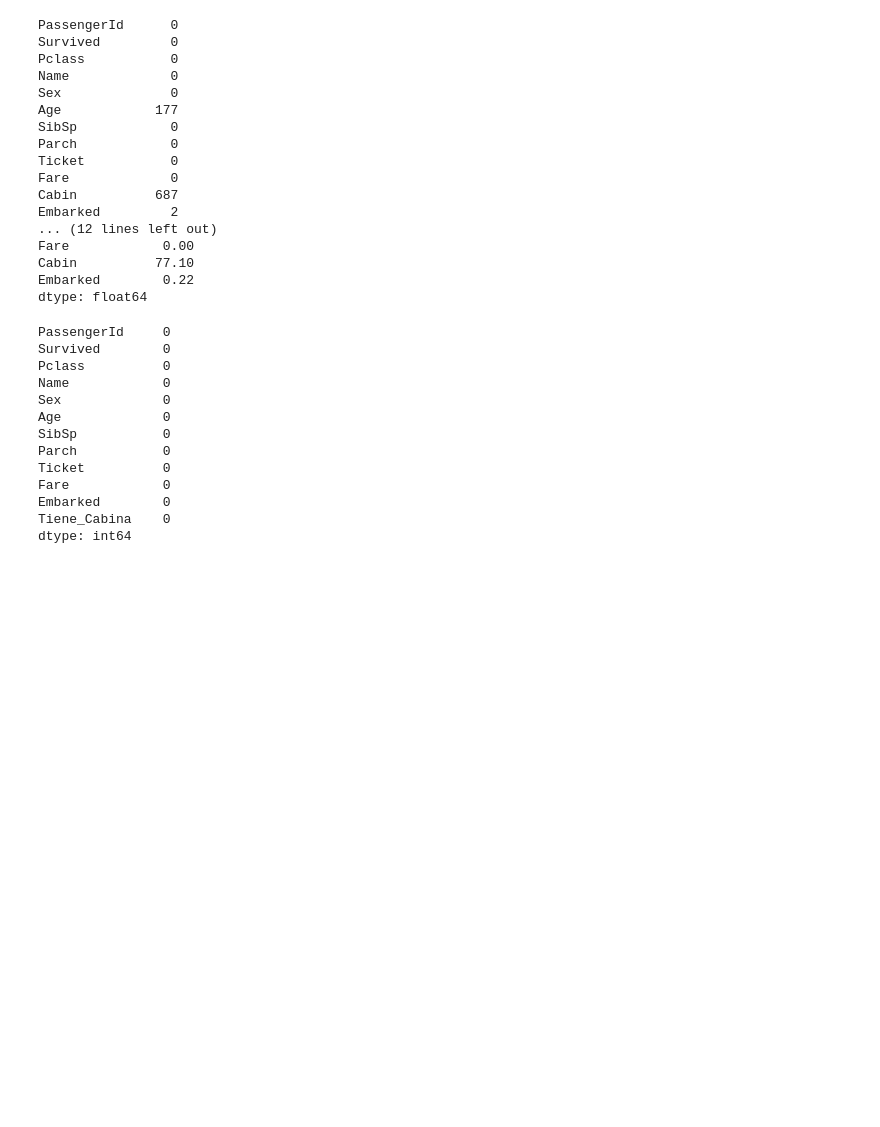
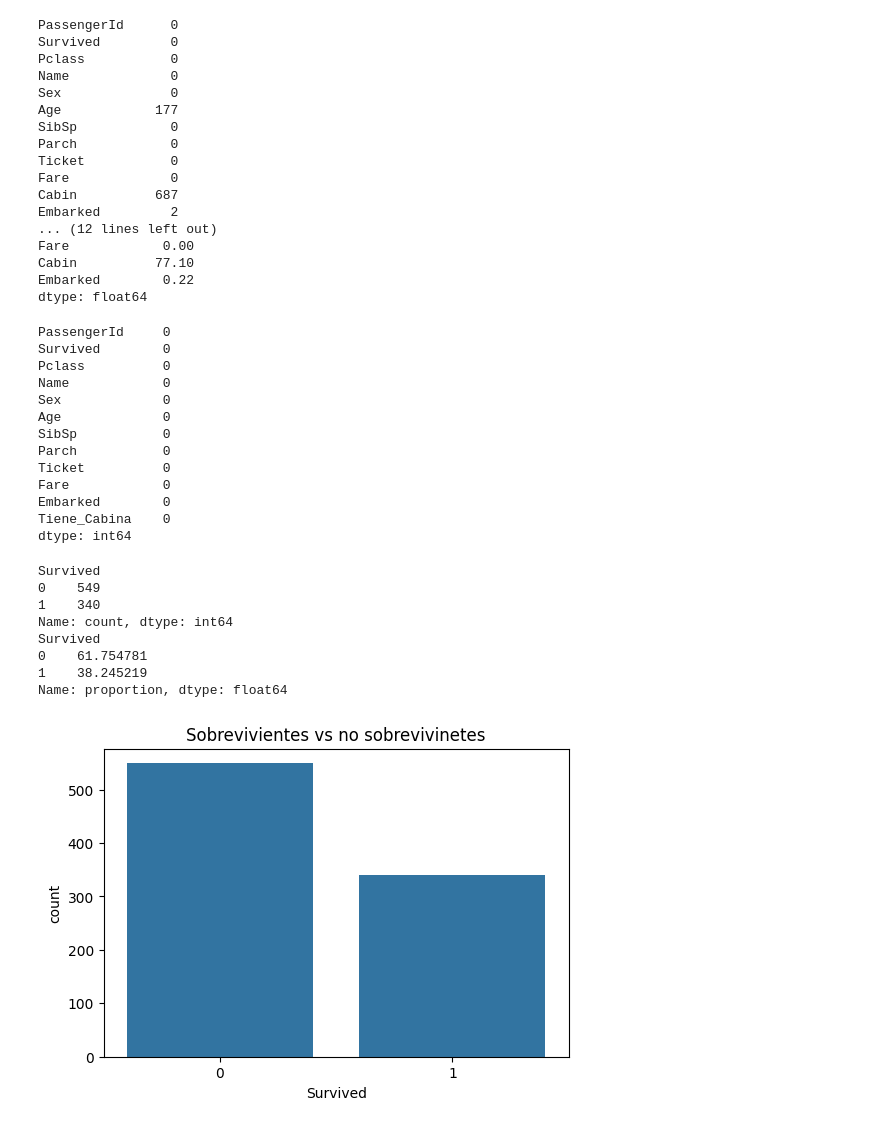
Before and after one commit to ohigginsrodriguez-cloud/bases-data-science, a Jupyter notebook: 05-visualizacion/02_eda_completo.ipynb, the cells around one changed output. Drawn from its saved outputs; the diff is of its cells as text; code cells hidden in the pictures; blank space fills up the shorter version.

Commit message:
Plotting EDA

```diff
--- a/05-visualizacion/02_eda_completo.ipynb
+++ b/05-visualizacion/02_eda_completo.ipynb
@@ -100,3 +100,21 @@ Fare            0
 Embarked        0
 Tiene_Cabina    0
 dtype: int64
+# %%
+print(df['Survived'].value_counts())
+print(df['Survived'].value_counts(normalize=True) * 100)
+
+plt.figure(figsize=(6, 4))
+sns.countplot(data=df, x='Survived')
+plt.title("Sobrevivientes vs no sobrevivinetes")
+plt.show()
+# %% [output]
+Survived
+0    549
+1    340
+Name: count, dtype: int64
+Survived
+0    61.754781
+1    38.245219
+Name: proportion, dtype: float64
+[figure, added]
```
Also changed, not shown: parts of 1 cell of this notebook.
